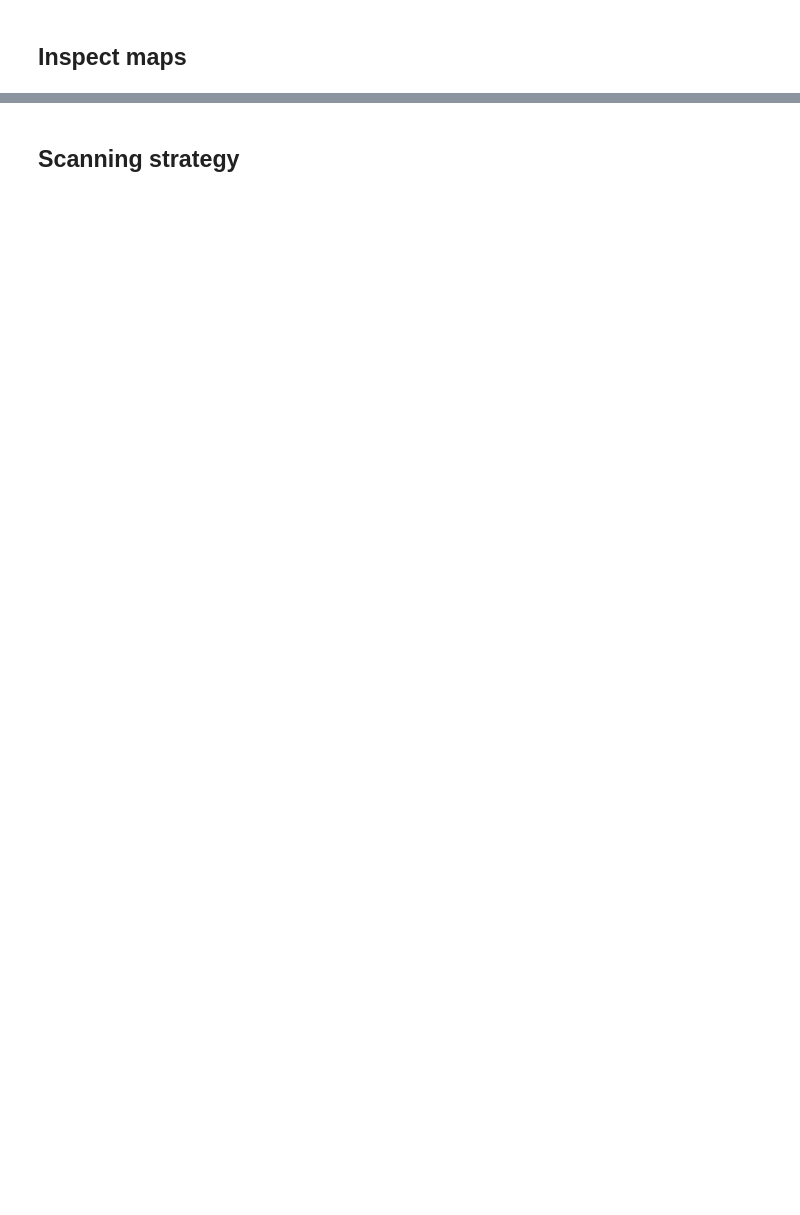
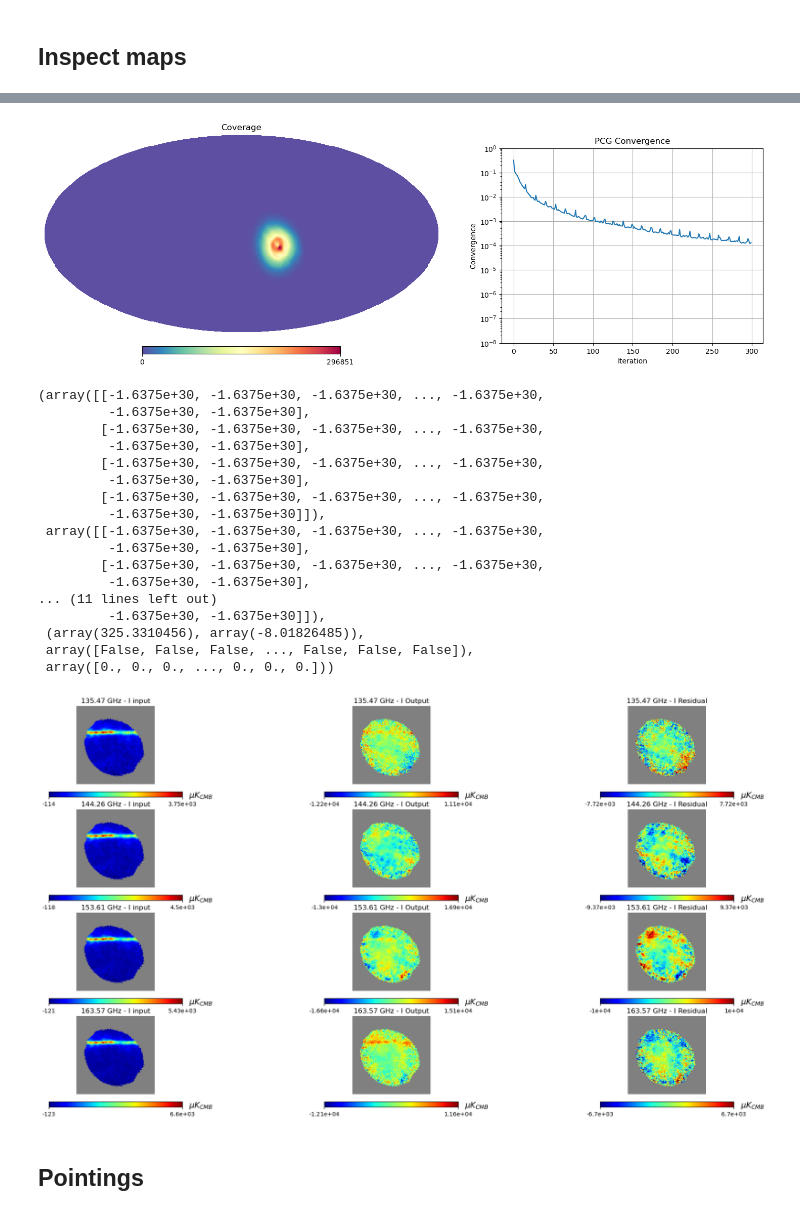
Before and after one commit to qubicsoft/qubic, a Jupyter notebook: qubic/scripts/MapMaking/src/FMM/central_right_patch.ipynb, the cells around one changed output, grey strips where cells are left out. Drawn from its saved outputs; the diff is of its cells as text; code cells hidden in the pictures; blank space fills up the shorter version.

```diff
--- a/qubic/scripts/MapMaking/src/FMM/central_right_patch.ipynb
+++ b/qubic/scripts/MapMaking/src/FMM/central_right_patch.ipynb
@@ -398,2 +606,24 @@ for inu in range(Nrec):
-# %% [markdown]
-## Scanning strategy
+# %%
+sf.load_maps("/media/mattia/Hard Disk/data/center_right/maps/final/03-04.pkl", plot=True)
+# %% [output]
+[figure, added]
+(array([[-1.6375e+30, -1.6375e+30, -1.6375e+30, ..., -1.6375e+30,
+         -1.6375e+30, -1.6375e+30],
+        [-1.6375e+30, -1.6375e+30, -1.6375e+30, ..., -1.6375e+30,
+         -1.6375e+30, -1.6375e+30],
+        [-1.6375e+30, -1.6375e+30, -1.6375e+30, ..., -1.6375e+30,
+         -1.6375e+30, -1.6375e+30],
+        [-1.6375e+30, -1.6375e+30, -1.6375e+30, ..., -1.6375e+30,
+         -1.6375e+30, -1.6375e+30]]),
+ array([[-1.6375e+30, -1.6375e+30, -1.6375e+30, ..., -1.6375e+30,
+         -1.6375e+30, -1.6375e+30],
+        [-1.6375e+30, -1.6375e+30, -1.6375e+30, ..., -1.6375e+30,
+         -1.6375e+30, -1.6375e+30],
+... (11 lines left out)
+         -1.6375e+30, -1.6375e+30]]),
+ (array(325.3310456), array(-8.01826485)),
+ array([False, False, False, ..., False, False, False]),
+ array([0., 0., 0., ..., 0., 0., 0.]))
+[figure, added]
+# %% [markdown]
+## Pointings
```
Also changed, not shown: parts of 34 cells of this notebook, 17 other files.
